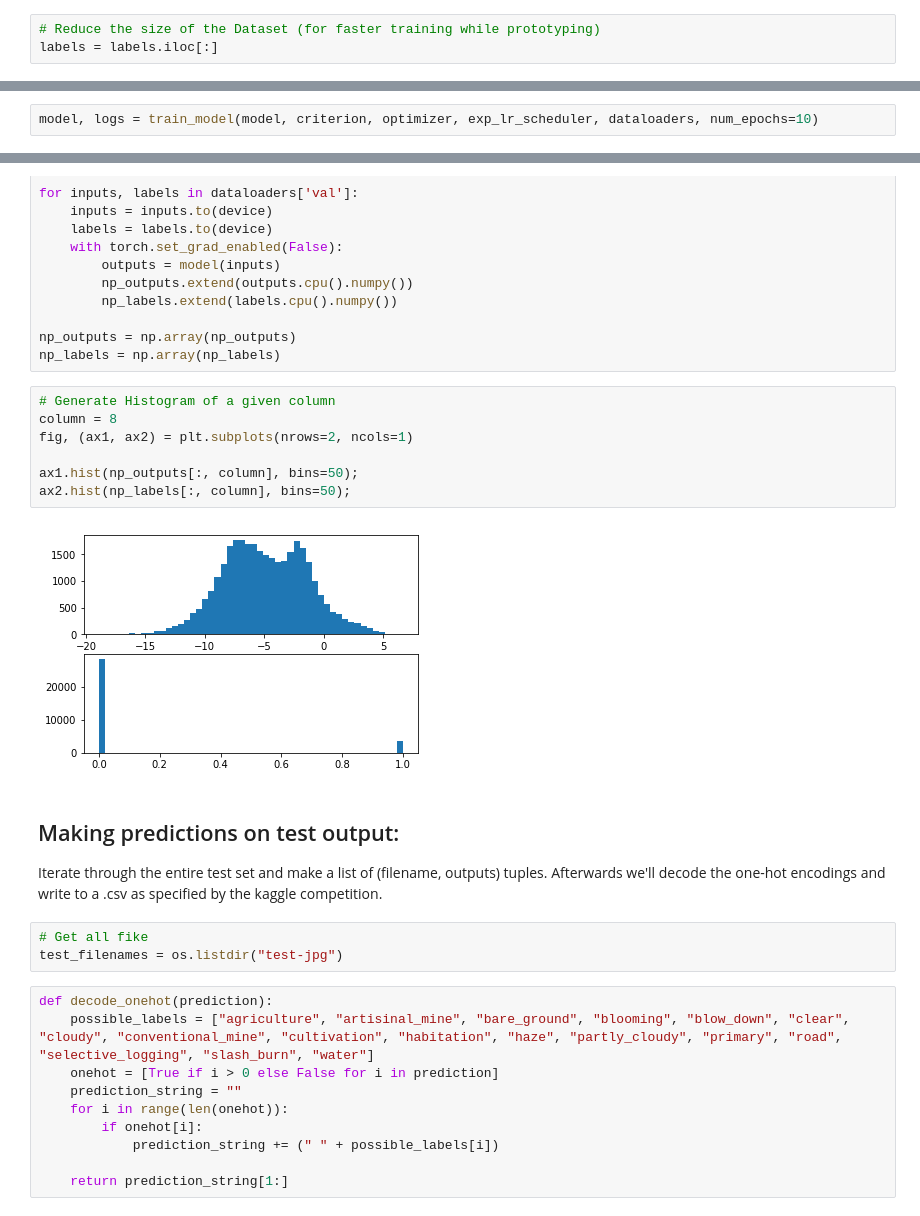
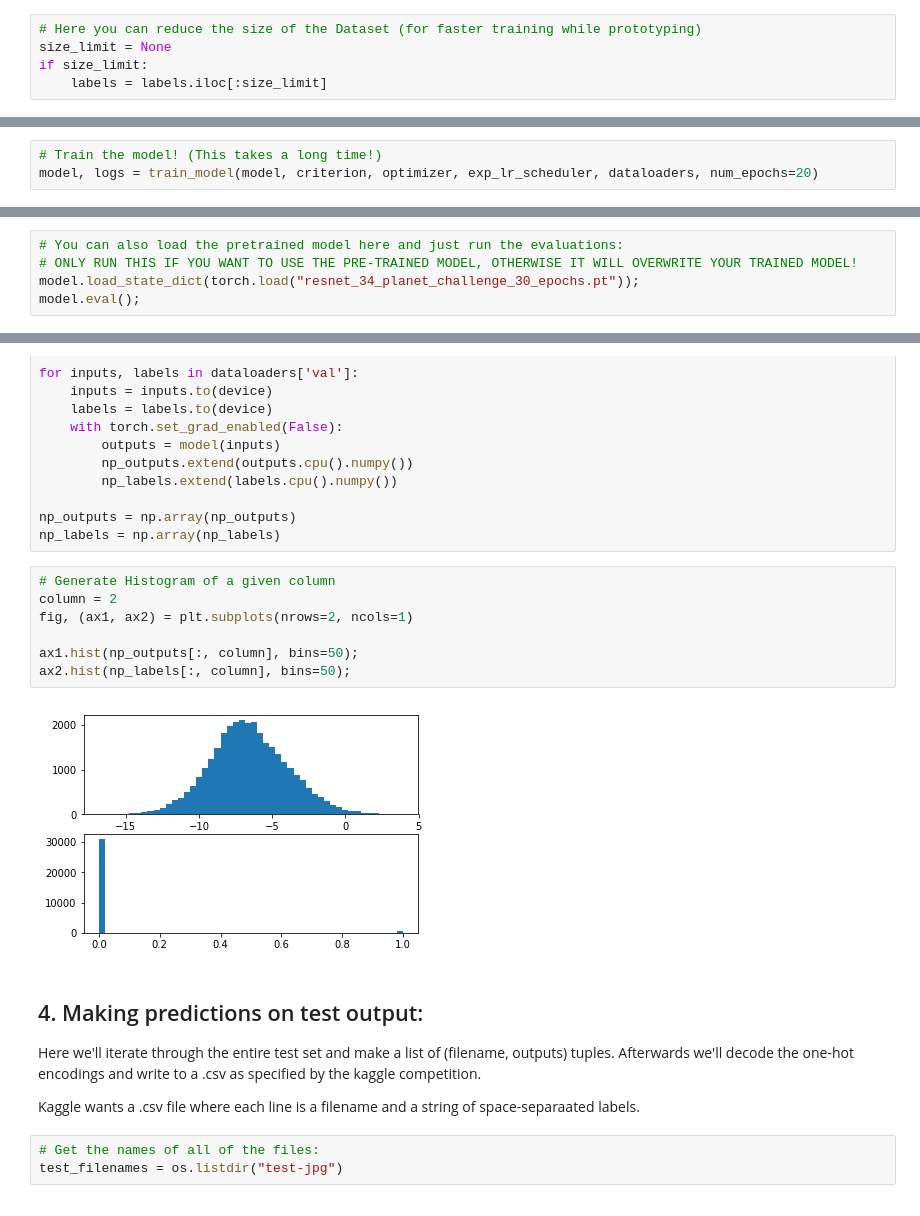
Before and after one commit to SamWheating/MLExampleProjects, a Jupyter notebook: planet-challenge/SatelliteImageClassification.ipynb, the cells around one changed output, grey strips where cells are left out. Saved outputs shown, nothing was run; the diff lists cells and outputs as text.

Commit message:
cleaned up the planet challenge a lot

```diff
--- a/planet-challenge/SatelliteImageClassification.ipynb
+++ b/planet-challenge/SatelliteImageClassification.ipynb
@@ -69,4 +72,6 @@ labels.iloc[:10]
 # %%
-# Reduce the size of the Dataset (for faster training while prototyping)
-labels = labels.iloc[:]
+# Here you can reduce the size of the Dataset (for faster training while prototyping)
+size_limit = None
+if size_limit:
+    labels = labels.iloc[:size_limit]
 # %%
@@ -260,5 +248,6 @@ exp_lr_scheduler = optim.lr_scheduler.StepLR(optimizer, step_size=4, gamma=0.5)
 
 model = model.cuda()
 # %%
-model, logs = train_model(model, criterion, optimizer, exp_lr_scheduler, dataloaders, num_epochs=10)
+# Train the model! (This takes a long time!)
+model, logs = train_model(model, criterion, optimizer, exp_lr_scheduler, dataloaders, num_epochs=20)
 # %% [output]
@@ -290 +288,6 @@ torch.save(model.state_dict(), "resnet_34_planet_challenge_30_epochs.pt")
+# %%
+# You can also load the pretrained model here and just run the evaluations:
+# ONLY RUN THIS IF YOU WANT TO USE THE PRE-TRAINED MODEL, OTHERWISE IT WILL OVERWRITE YOUR TRAINED MODEL!
+model.load_state_dict(torch.load("resnet_34_planet_challenge_30_epochs.pt"));
+model.eval();
 # %%
@@ -319,31 +324,23 @@ np_outputs = np.array(np_outputs)
 np_labels = np.array(np_labels)
 # %%
 # Generate Histogram of a given column
-column = 8
+column = 2
 fig, (ax1, ax2) = plt.subplots(nrows=2, ncols=1)
 
 ax1.hist(np_outputs[:, column], bins=50);
 ax2.hist(np_labels[:, column], bins=50);
 # %% [output]
-[figure, old version]
+[figure, new version]
 # %% [markdown]
-## Making predictions on test output:
+## 4. Making predictions on test output:
 
-Iterate through the entire test set and make a list of (filename, outputs) tuples.
+Here we'll iterate through the entire test set and make a list of (filename, outputs) tuples.
 Afterwards we'll decode the one-hot encodings and write to a .csv as specified by the kaggle competition.
+
+Kaggle wants a .csv file where each line is a filename and a string of space-separaated labels.
 # %%
-# Get all fike
+# Get the names of all of the files:
 test_filenames = os.listdir("test-jpg")
-# %%
-def decode_onehot(prediction):
-    possible_labels = ["agriculture", "artisinal_mine", "bare_ground", "blooming", "blow_down", "clear", "cloudy", "conventional_mine", "cultivation", "habitation", "haze", "partly_cloudy", "primary", "road", "selective_logging", "slash_burn", "water"]
-    onehot = [True if i > 0 else False for i in prediction]
-    prediction_string = ""
-    for i in range(len(onehot)):
-        if onehot[i]:
-            prediction_string += (" " + possible_labels[i])
-
-    return prediction_string[1:]
 # %%
 final_predictions = []
 
```
Also changed, not shown: parts of 27 cells of this notebook.
